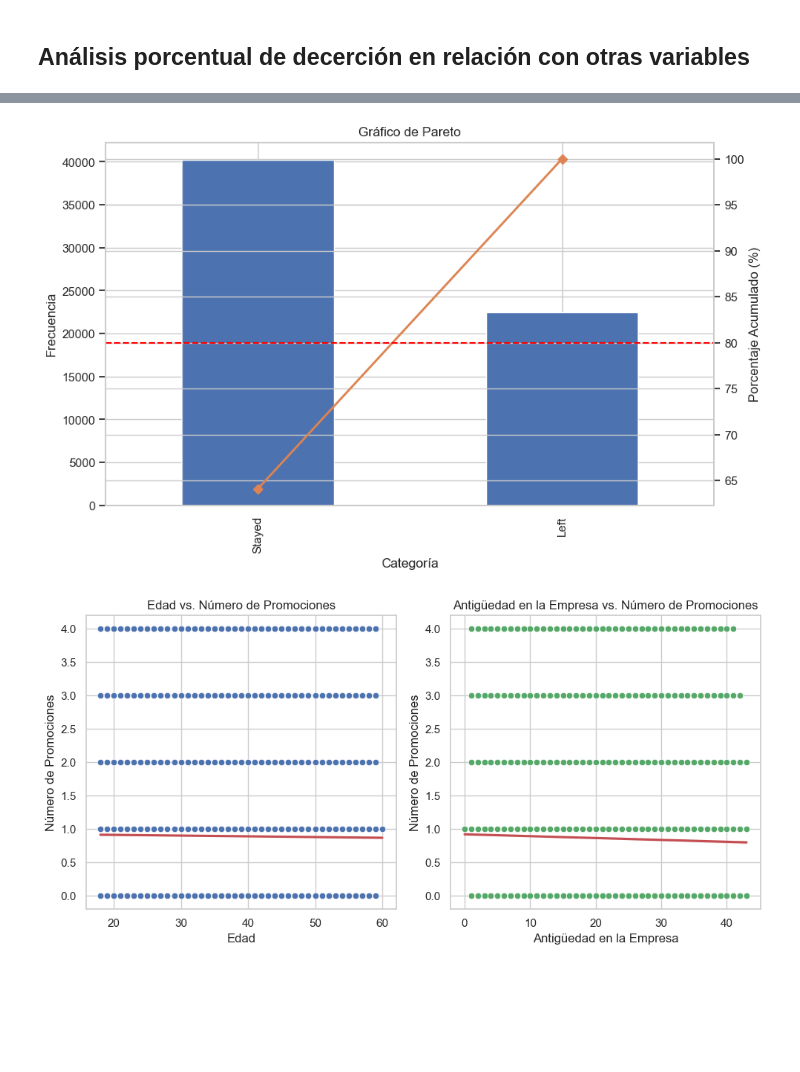
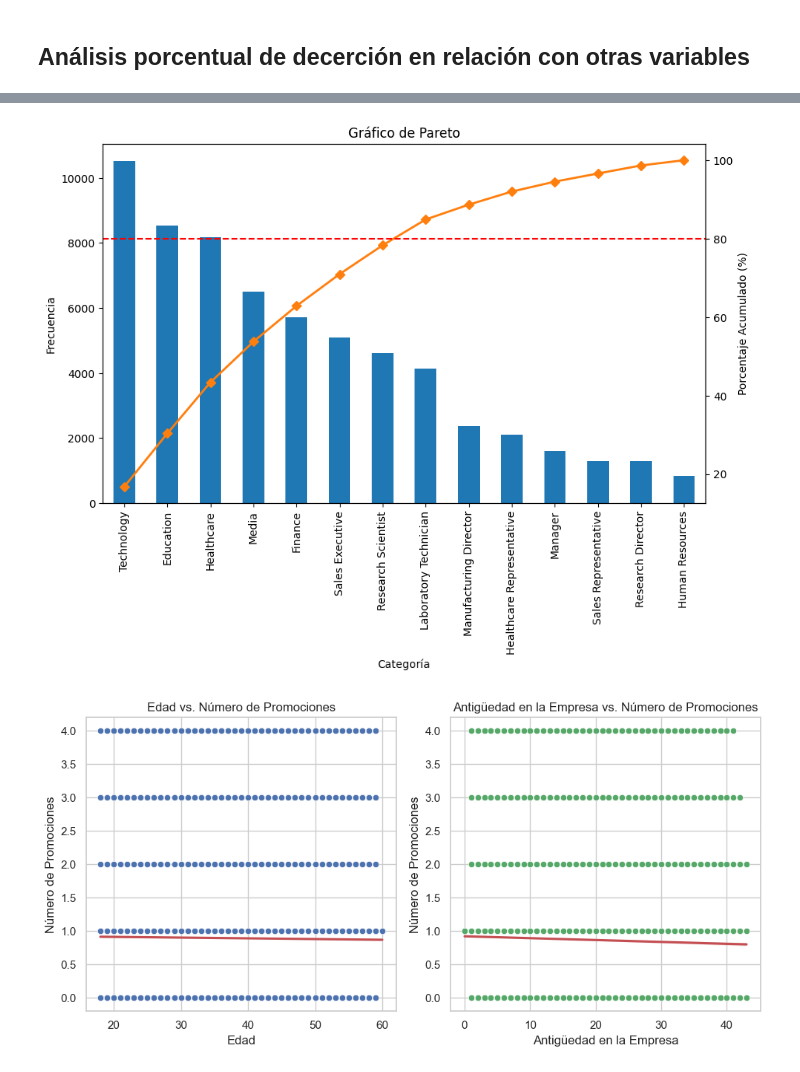
Before and after one commit to equipoPI/EDADesersionEmpleados, a Jupyter notebook: EDA desercion.ipynb, the cells around one changed output, grey strips where cells are left out. Cells and saved outputs as stored; diff of their text form; code cells hidden in the pictures; blank space fills up the shorter version.

```diff
--- a/EDA desercion.ipynb
+++ b/EDA desercion.ipynb
@@ -192,7 +192,7 @@ df2 = df2.rename(columns={'Application ID' : 'ID Empleado',
                         'Education' : 'Nivel de Educación',
                         'MaritalStatus' : 'Estado Civil',
                         'JobLevel' : 'Nivel de Trabajo',
-                        'YearsSinceLastPromotion' : 'Antigüeadad en el Rubro',
+                        'YearsSinceLastPromotion' : 'Meses desde el último evento',
                         'Attrition' : 'Deserción'})
 # %%
 df2[['Número de Promociones', 'Número de Dependientes', 'Trabajo Remoto', 'Oportunidades de Liderazgo', 'Oportunidades de Innovación', 'Reconocimiento a Empleado']] = None
@@ -216,8 +216,8 @@ df2['Estado Civil'] = df2['Estado Civil'].replace({4 : 'Single'})
 df2['Número de Dependientes'] = df2['Número de Dependientes'].fillna(0)
 df2['Número de Dependientes'] = df2['Número de Dependientes'].replace({0 : 1})
 df2['Nivel de Trabajo'] = df2['Nivel de Trabajo'].replace({1 : 'Entry', 2 : 'Mid', 3 : 'Mid', 4 : 'Senior', 5 : 'Senior'})
-df2['Antigüeadad en el Rubro'] = df2['Antigüeadad en el Rubro'].replace({0 : 1})
-df2['Antigüeadad en el Rubro'] = df2['Antigüeadad en el Rubro'] * 12
+df2['Meses desde el último evento'] = df2['Meses desde el último evento'].replace({0 : 1})
+df2['Meses desde el último evento'] = df2['Meses desde el último evento'] * 12
 df2['Trabajo Remoto'] = df2['Trabajo Remoto'].fillna(0)
 df2['Trabajo Remoto'] = df2['Trabajo Remoto'].replace({0 : 'No'})
 df2['Oportunidades de Liderazgo'] = df2['Oportunidades de Liderazgo'].fillna(0)
@@ -255,7 +255,7 @@ df2['Ingreso Mensual'] = pd.to_numeric(df2['Ingreso Mensual'], errors='coerce')
 df2['Número de Promociones'] = pd.to_numeric(df2['Número de Promociones'], errors='coerce')
 df2['Distancia a Casa'] = pd.to_numeric(df2['Distancia a Casa'], errors='coerce')
 df2['Número de Dependientes'] = pd.to_numeric(df2['Número de Dependientes'], errors='coerce')
-df2['Antigüeadad en el Rubro'] = pd.to_numeric(df2['Antigüeadad en el Rubro'], errors='coerce')
+df2['Meses desde el último evento'] = pd.to_numeric(df2['Meses desde el último evento'], errors='coerce')
 df2 = df2.dropna()
 df2.info()
 # %% [output]
@@ -284,7 +284,7 @@ df2['Ingreso Mensual'] = df2['Ingreso Mensual'].astype(int)
 df2['Número de Promociones'] = df2['Número de Promociones'].astype(int)
 df2['Distancia a Casa'] = df2['Distancia a Casa'].astype(int)
 df2['Número de Dependientes'] = df2['Número de Dependientes'].astype(int)
-df2['Antigüeadad en el Rubro'] = df2['Antigüeadad en el Rubro'].astype(int)
+df2['Meses desde el último evento'] = df2['Meses desde el último evento'].astype(int)
 df2.info()
 # %% [output]
 <class 'pandas.core.frame.DataFrame'>
@@ -490,18 +490,18 @@ plt.show()
 # %%
-df_pareto = dfconcatenado['Deserción'].value_counts()
+df_pareto = dfconcatenado['Rol de Trabajo'].value_counts()
 pareto_cumulative = df_pareto.cumsum() / df_pareto.sum() * 100
 fig, ax1 = plt.subplots(figsize=(10,6))
 df_pareto.plot(kind='bar', ax=ax1, color='C0')
 ax1.set_ylabel('Frecuencia')
 ax1.set_xlabel('Categoría')
 ax1.set_title('Gráfico de Pareto')
 ax2 = ax1.twinx()
 pareto_cumulative.plot(ax=ax2, color='C1', marker='D', linestyle='-', linewidth=2)
 ax2.set_ylabel('Porcentaje Acumulado (%)')
 ax2.axhline(80, color='red', linestyle='--')
 plt.show()
 # %% [output]
-[figure, old version]
+[figure, new version]
 # %%
 sns.set_theme(style="whitegrid")
 
```
Also changed, not shown: parts of 9 cells of this notebook.
